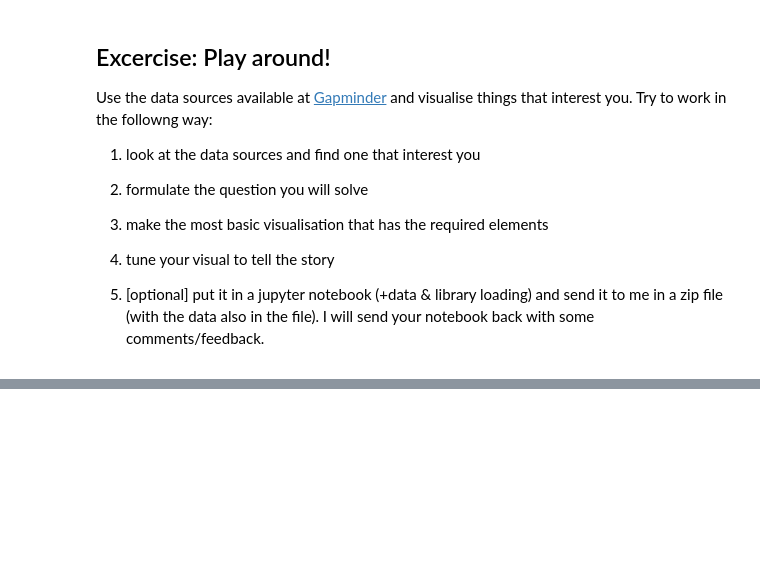
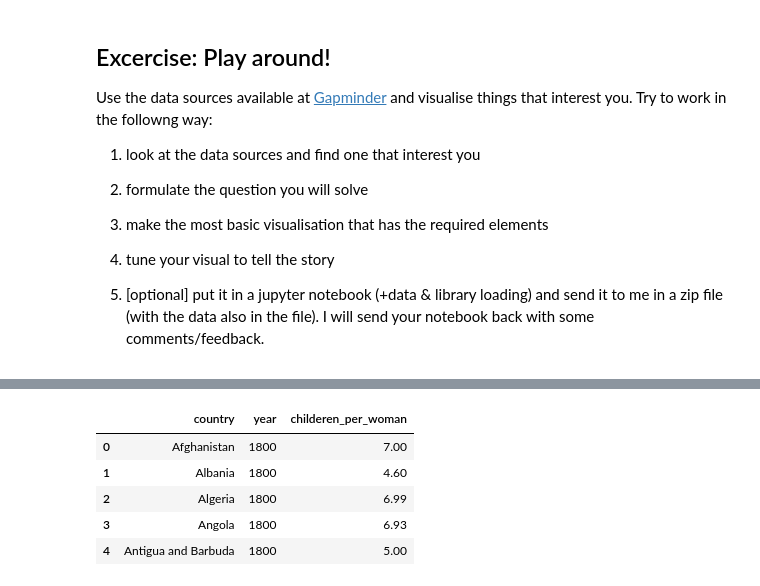
Before and after one commit to Beirnaert/TM_lessons, a Jupyter notebook: Les6_time_series_pt2.ipynb, the cells around one changed output, grey strips where cells are left out. Saved outputs shown, nothing was run; the diff lists cells and outputs as text; code cells hidden in the pictures; blank space fills up the shorter version.

```diff
--- a/Les6_time_series_pt2.ipynb
+++ b/Les6_time_series_pt2.ipynb
@@ -114,0 +136,13 @@ Use the data sources available at [Gapminder](https://www.gapminder.org/data/) a
+# %%
+fertility_long = pd.melt(fertility, id_vars='country', var_name='year', value_name='childeren_per_woman')
+
+fertility_long['year'] = fertility_long['year'].astype(int)
+
+fertility_long.head()
+# %% [output]
+|  | country | year | childeren_per_woman |
+| 0 | Afghanistan | 1800 | 7.00 |
+| 1 | Albania | 1800 | 4.60 |
+| 2 | Algeria | 1800 | 6.99 |
+| 3 | Angola | 1800 | 6.93 |
+| 4 | Antigua and Barbuda | 1800 | 5.00 |
```
Also changed, not shown: parts of 8 cells of this notebook, 1 other file.
